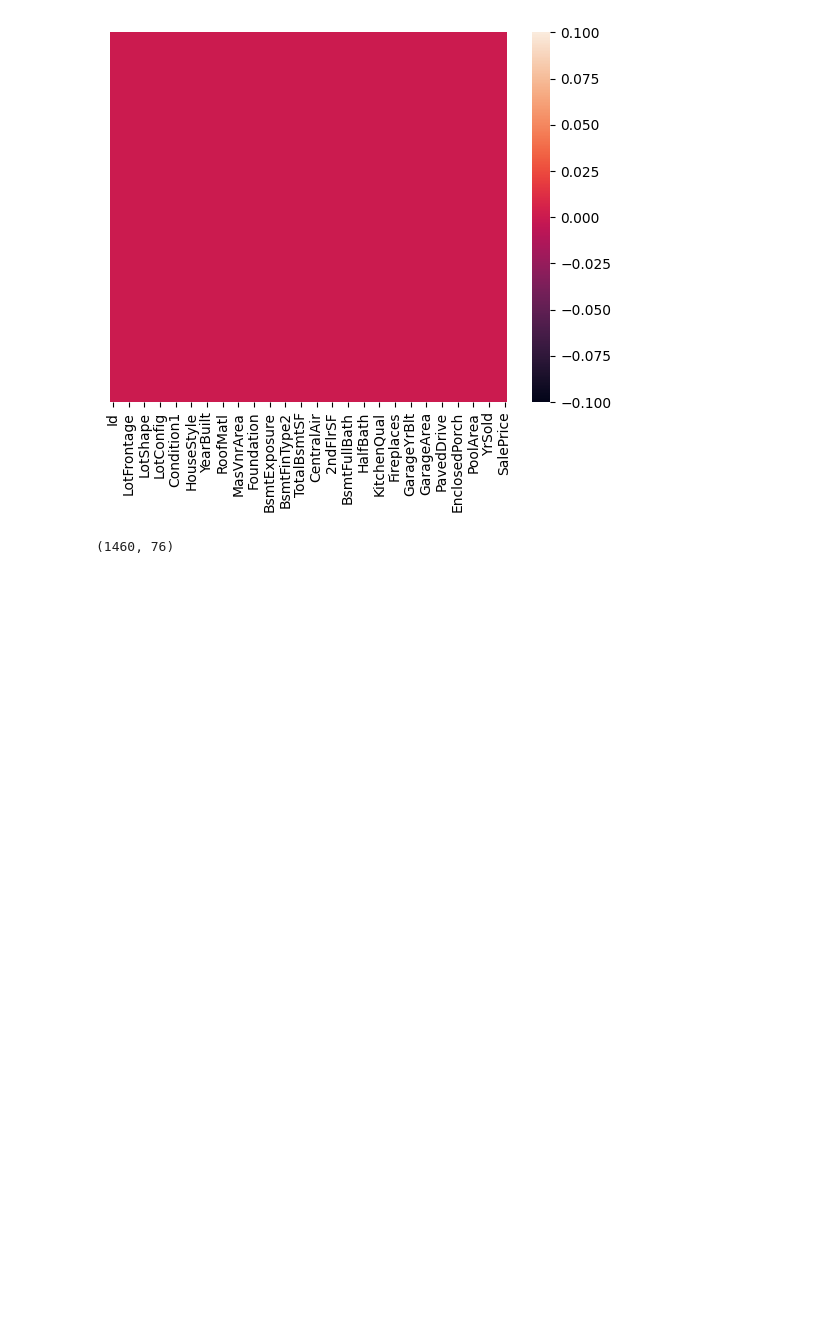
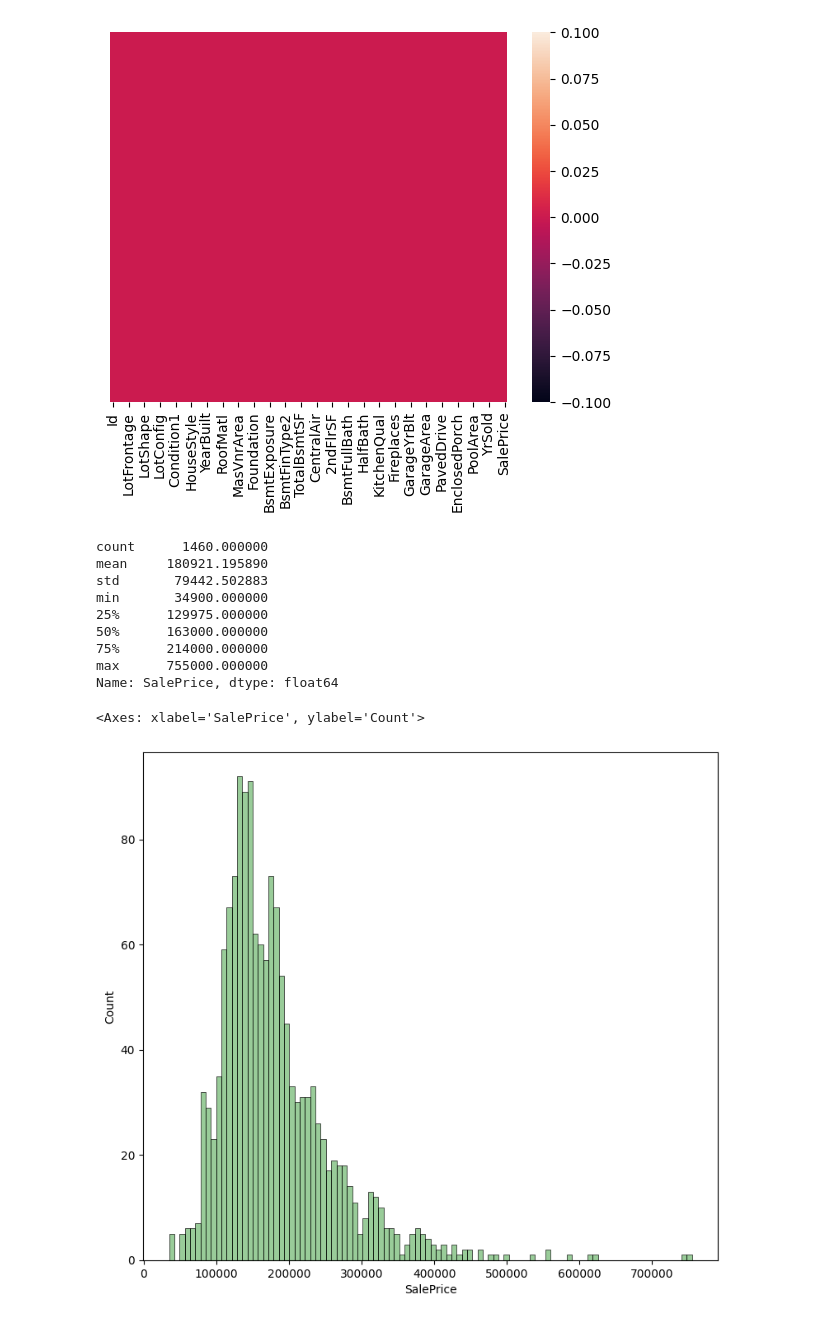
Before and after one commit to jadosh123/PredictingHousePrices, a Jupyter notebook: data-cleaning.ipynb, the cells around one changed output. Drawn from its saved outputs; the diff is of its cells as text; code cells hidden in the pictures; blank space fills up the shorter version.

```diff
--- a/data-cleaning.ipynb
+++ b/data-cleaning.ipynb
@@ -1,16 +1,20 @@
 # %%
 from src.data_utils import *
 import pandas as pd
-import numpy as np
-import matplotlib as plt
+import matplotlib.pyplot as plt
 import seaborn as sns
+import tensorflow_decision_forests as tfdf
+import tensorflow as tf
 
+#Replace the path with the path you have in your local file system
 csv_file_path = "kaggle_dataset/train.csv"
+csv_file_path_test = "kaggle_dataset/test.csv"
 pd.set_option('display.max_columns', None)
 pd.set_option('display.max_rows', 50)
 
-df = pd.read_csv(csv_file_path)
-df
+df_train = pd.read_csv(csv_file_path)
+df_test = pd.read_csv(csv_file_path_test)
+df_train
 # %% [output]
 |  | Id | MSSubClass | MSZoning | LotFrontage | LotArea | Street | Alley | LotShape | LandContour | ... |
 | 0 | 1 | 60 | RL | 65.0 | 8450 | Pave | NaN | Reg | Lvl | ... |
@@ -78,6 +103,21 @@ sns.heatmap(df.isnull(), yticklabels=False)
 <Axes: >
 [figure]
 # %%
-df.shape
+df_train = df_train.drop('Id', axis=1)
+df_test = df_test.drop('Id', axis=1)
-# %% [output]
-(1460, 76)
+# %%
+print(df_train['SalePrice'].describe())
+plt.figure(figsize=(9, 8))
+sns.histplot(df_train['SalePrice'], color='g', bins=100, alpha=0.4, kde=False) #Usin histplot because distplot is getting deprecated
+# %% [output]
+count      1460.000000
+mean     180921.195890
+std       79442.502883
+min       34900.000000
+25%      129975.000000
+50%      163000.000000
+75%      214000.000000
+max      755000.000000
+Name: SalePrice, dtype: float64
+<Axes: xlabel='SalePrice', ylabel='Count'>
+[figure, added]
```
Also changed, not shown: parts of 12 cells of this notebook, 3 other files.
